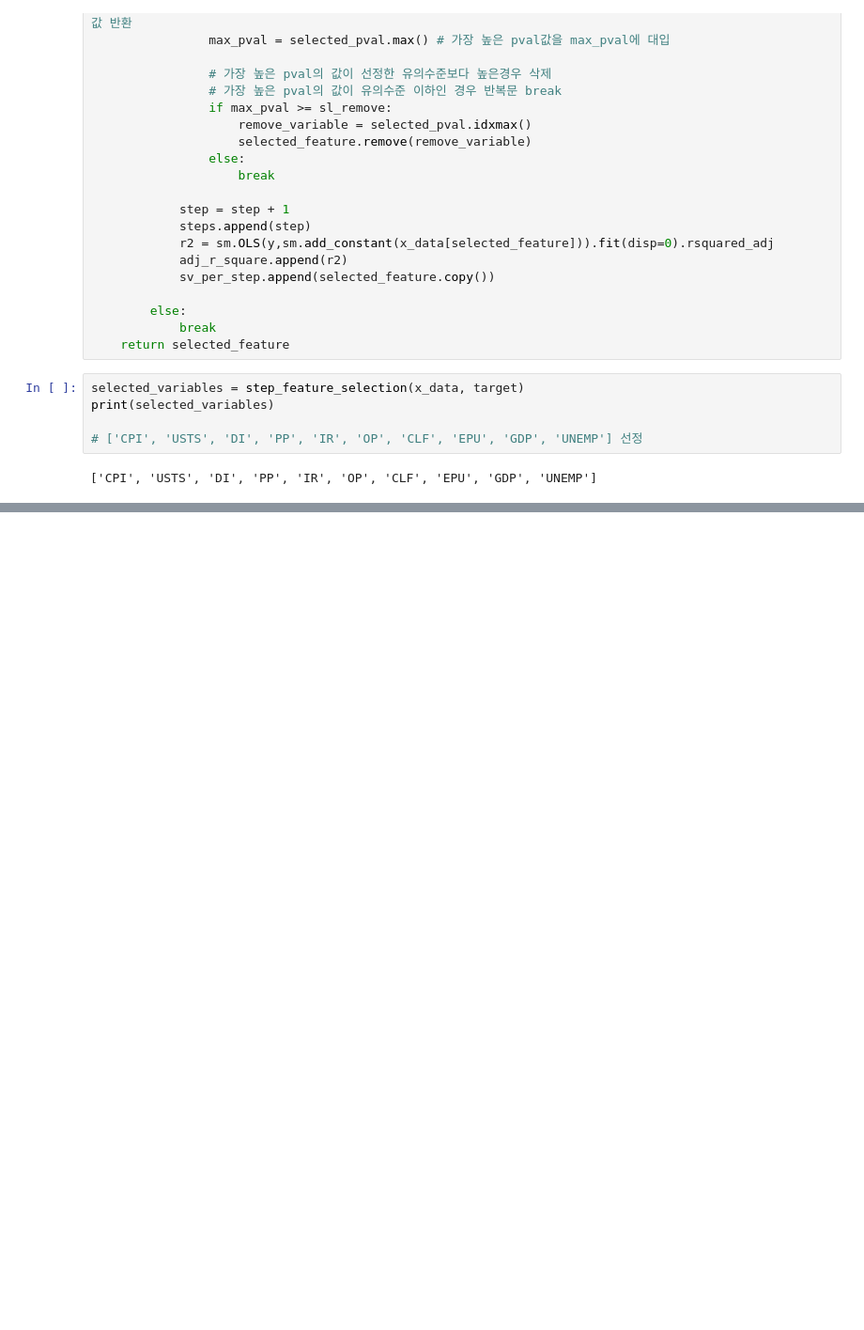
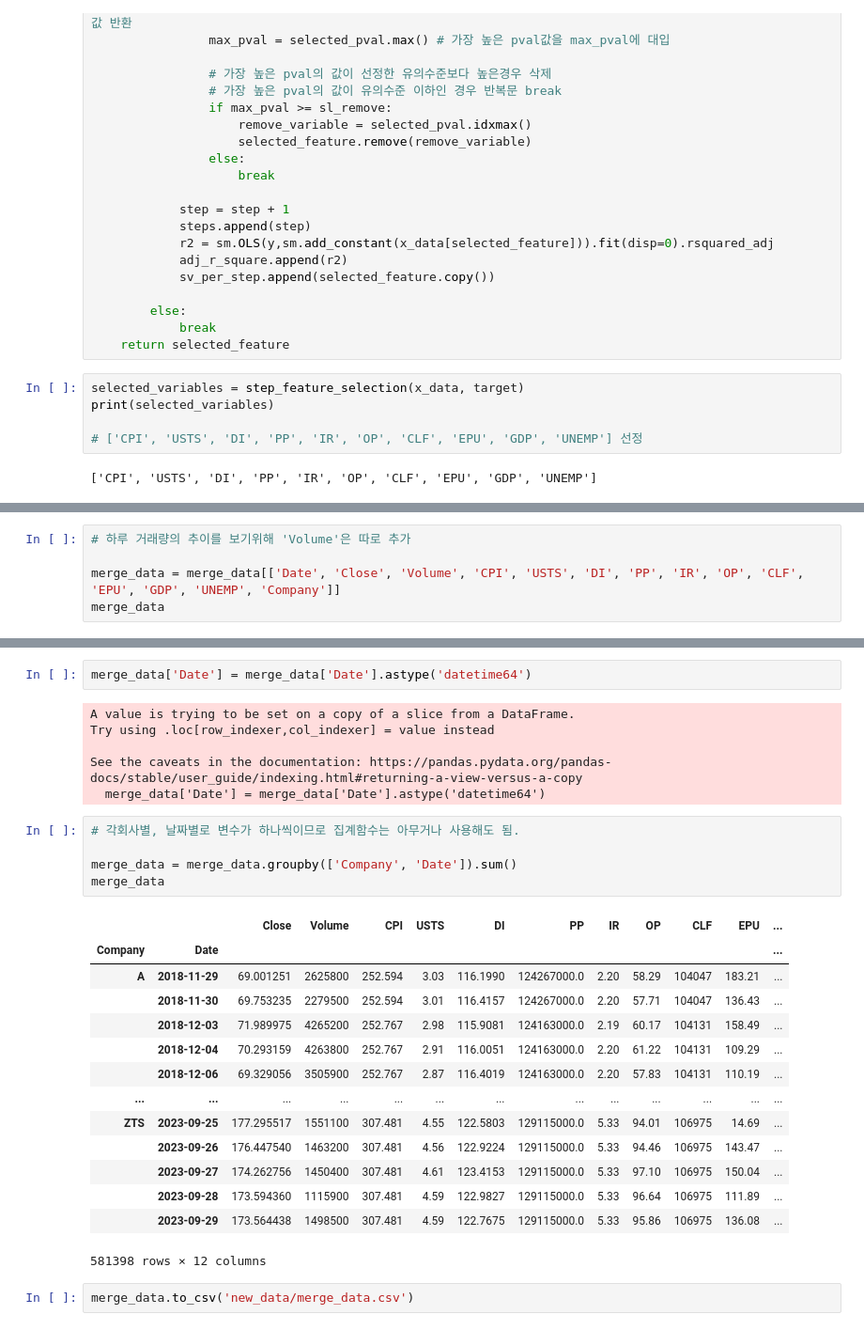
Before and after one commit to JeukYun/Stock_Forecasting, a Jupyter notebook: 2_데이터 처리.ipynb, the cells around one changed output, grey strips where cells are left out. Shown at 94% size. Saved outputs shown, nothing was run; the diff lists cells and outputs as text; blank space fills up the shorter version.

```diff
--- a/2_데이터 처리.ipynb
+++ b/2_데이터 처리.ipynb
@@ -733,0 +736,5 @@ print(selected_variables)
+# %%
+# 하루 거래량의 추이를 보기위해 'Volume'은 따로 추가
+
+merge_data = merge_data[['Date', 'Close', 'Volume', 'CPI', 'USTS', 'DI', 'PP', 'IR', 'OP', 'CLF', 'EPU', 'GDP', 'UNEMP', 'Company']]
+merge_data
@@ -733,0 +771,30 @@ print(selected_variables)
+# %%
+merge_data['Date'] = merge_data['Date'].astype('datetime64')
+# %% [output]
+A value is trying to be set on a copy of a slice from a DataFrame.
+Try using .loc[row_indexer,col_indexer] = value instead
+
+See the caveats in the documentation: https://pandas.pydata.org/pandas-docs/stable/user_guide/indexing.html#returning-a-view-versus-a-copy
+  merge_data['Date'] = merge_data['Date'].astype('datetime64')
+# %%
+# 각회사별, 날짜별로 변수가 하나씩이므로 집계함수는 아무거나 사용해도 됨.
+
+merge_data = merge_data.groupby(['Company', 'Date']).sum()
+merge_data
+# %% [output]
+|  |  | Close | Volume | CPI | USTS | DI | PP | IR | OP | CLF | EPU | ... |
+| Company | Date |  |  |  |  |  |  |  |  |  |  | ... |
+| A | 2018-11-29 | 69.001251 | 2625800 | 252.594 | 3.03 | 116.1990 | 124267000.0 | 2.20 | 58.29 | 104047 | 183.21 | ... |
+|  | 2018-11-30 | 69.753235 | 2279500 | 252.594 | 3.01 | 116.4157 | 124267000.0 | 2.20 | 57.71 | 104047 | 136.43 | ... |
+|  | 2018-12-03 | 71.989975 | 4265200 | 252.767 | 2.98 | 115.9081 | 124163000.0 | 2.19 | 60.17 | 104131 | 158.49 | ... |
+|  | 2018-12-04 | 70.293159 | 4263800 | 252.767 | 2.91 | 116.0051 | 124163000.0 | 2.20 | 61.22 | 104131 | 109.29 | ... |
+|  | 2018-12-06 | 69.329056 | 3505900 | 252.767 | 2.87 | 116.4019 | 124163000.0 | 2.20 | 57.83 | 104131 | 110.19 | ... |
+| ... | ... | ... | ... | ... | ... | ... | ... | ... | ... | ... | ... | ... |
+| ZTS | 2023-09-25 | 177.295517 | 1551100 | 307.481 | 4.55 | 122.5803 | 129115000.0 | 5.33 | 94.01 | 106975 | 14.69 | ... |
+|  | 2023-09-26 | 176.447540 | 1463200 | 307.481 | 4.56 | 122.9224 | 129115000.0 | 5.33 | 94.46 | 106975 | 143.47 | ... |
+|  | 2023-09-27 | 174.262756 | 1450400 | 307.481 | 4.61 | 123.4153 | 129115000.0 | 5.33 | 97.10 | 106975 | 150.04 | ... |
+|  | 2023-09-28 | 173.594360 | 1115900 | 307.481 | 4.59 | 122.9827 | 129115000.0 | 5.33 | 96.64 | 106975 | 111.89 | ... |
+|  | 2023-09-29 | 173.564438 | 1498500 | 307.481 | 4.59 | 122.7675 | 129115000.0 | 5.33 | 95.86 | 106975 | 136.08 | ... |
+581398 rows × 12 columns
+# %%
+merge_data.to_csv('new_data/merge_data.csv')
```
Also changed, not shown: parts of 6 cells of this notebook, 3 other files.
